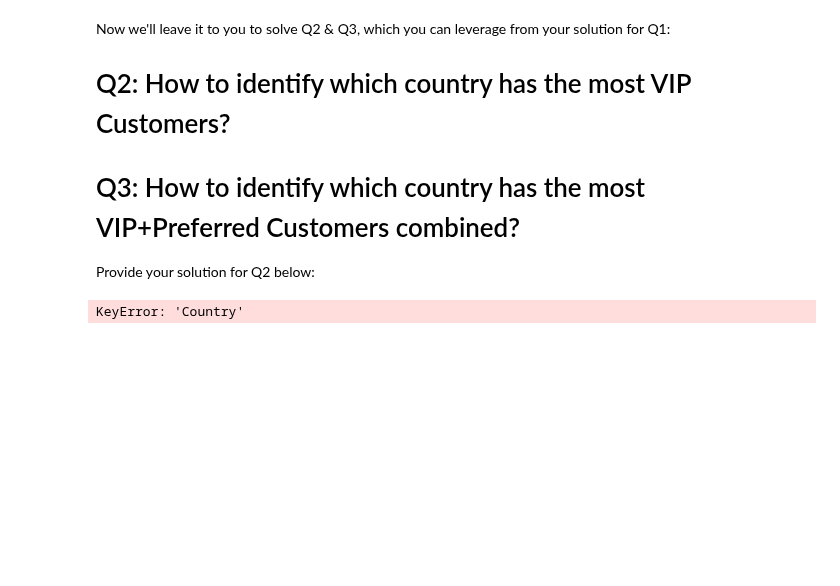
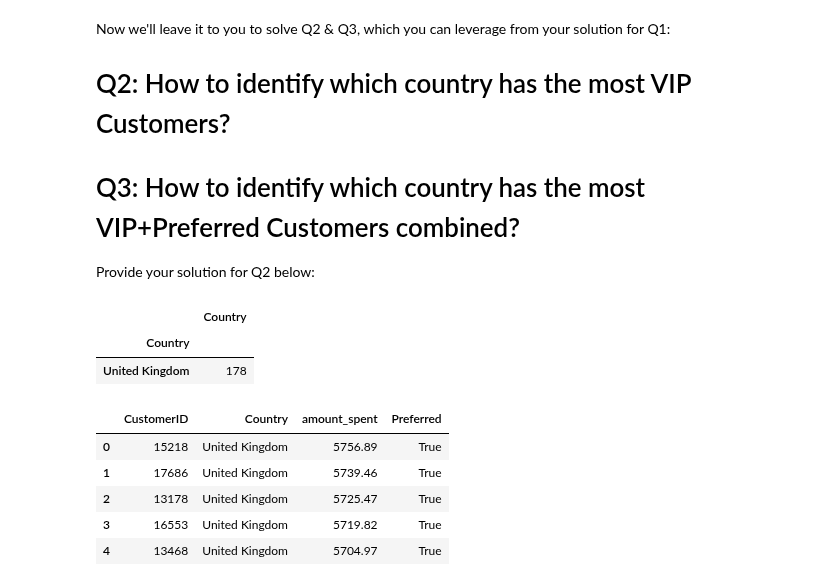
Before and after one commit to davidlafuentem/data-labs, a Jupyter notebook: module-2/lab-df-calculation-and-transformation/your-code/challenge-3.ipynb, the cells around one changed output. Cells and saved outputs as stored; diff of their text form; code cells hidden in the pictures; blank space fills up the shorter version.

```diff
--- a/module-2/lab-df-calculation-and-transformation/your-code/challenge-3.ipynb
+++ b/module-2/lab-df-calculation-and-transformation/your-code/challenge-3.ipynb
@@ -124,10 +143,13 @@ Now we'll leave it to you to solve Q2 & Q3, which you can leverage from your sol
 
 Provide your solution for Q2 below:
 # %%
-# your code here
+# your code here for Q2
+vip_customers.reset_index(inplace=True)
 
 country_by_vips = pivot_table(vip_customers, index=['Country'], aggfunc={'Country': len})
 
-country_by_vips[country_by_vips.Country == country_by_vips.Country.max()]
+country_by_vips[country_by_vips['Country'] == country_by_vips['Country'].max()]
 # %% [output]
-KeyError: 'Country'
+|  | Country |
+| Country |  |
+| United Kingdom | 178 |
@@ -138,0 +156,10 @@ vip_and_preferred
+# %%
+preferred_customers.reset_index(inplace=True)
+preferred_customers.head()
+# %% [output]
+|  | CustomerID | Country | amount_spent | Preferred |
+| 0 | 15218 | United Kingdom | 5756.89 | True |
+| 1 | 17686 | United Kingdom | 5739.46 | True |
+| 2 | 13178 | United Kingdom | 5725.47 | True |
+| 3 | 16553 | United Kingdom | 5719.82 | True |
+| 4 | 13468 | United Kingdom | 5704.97 | True |
```
Also changed, not shown: parts of 7 cells of this notebook.
